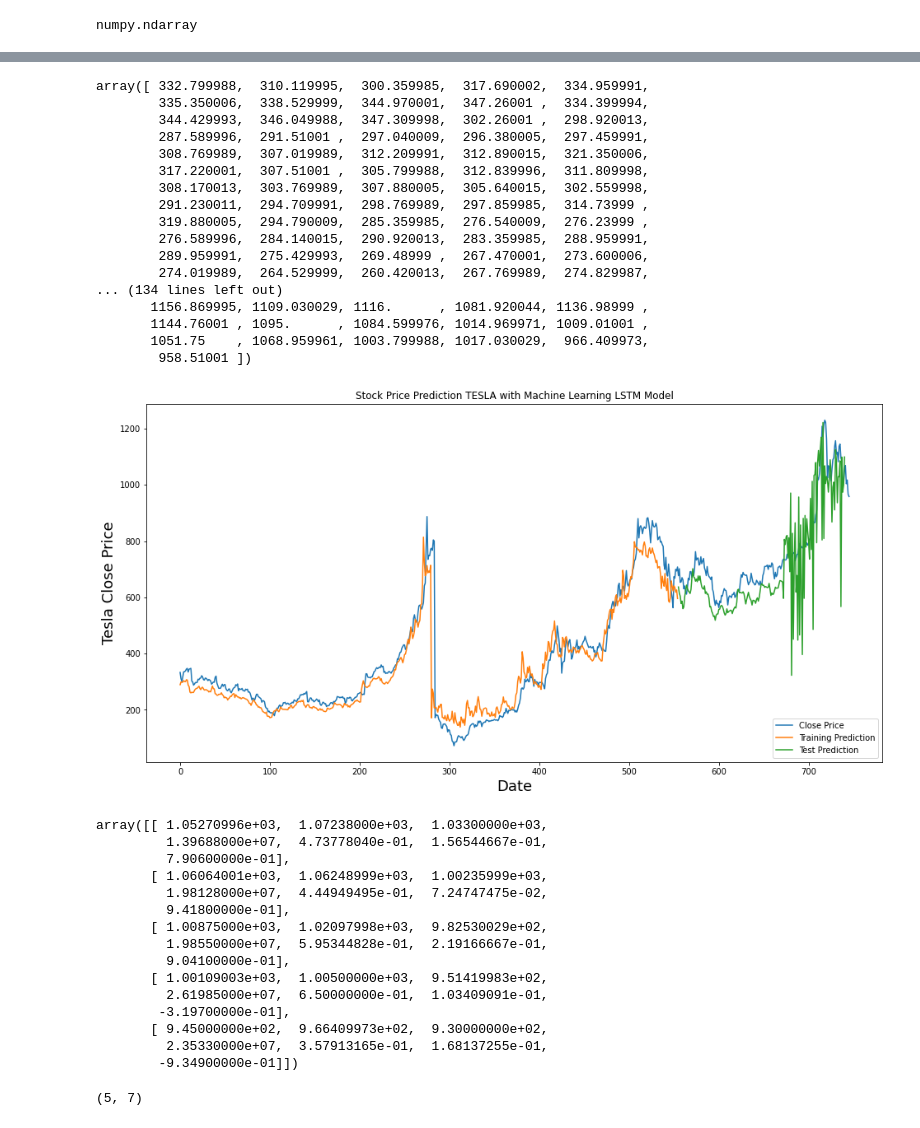
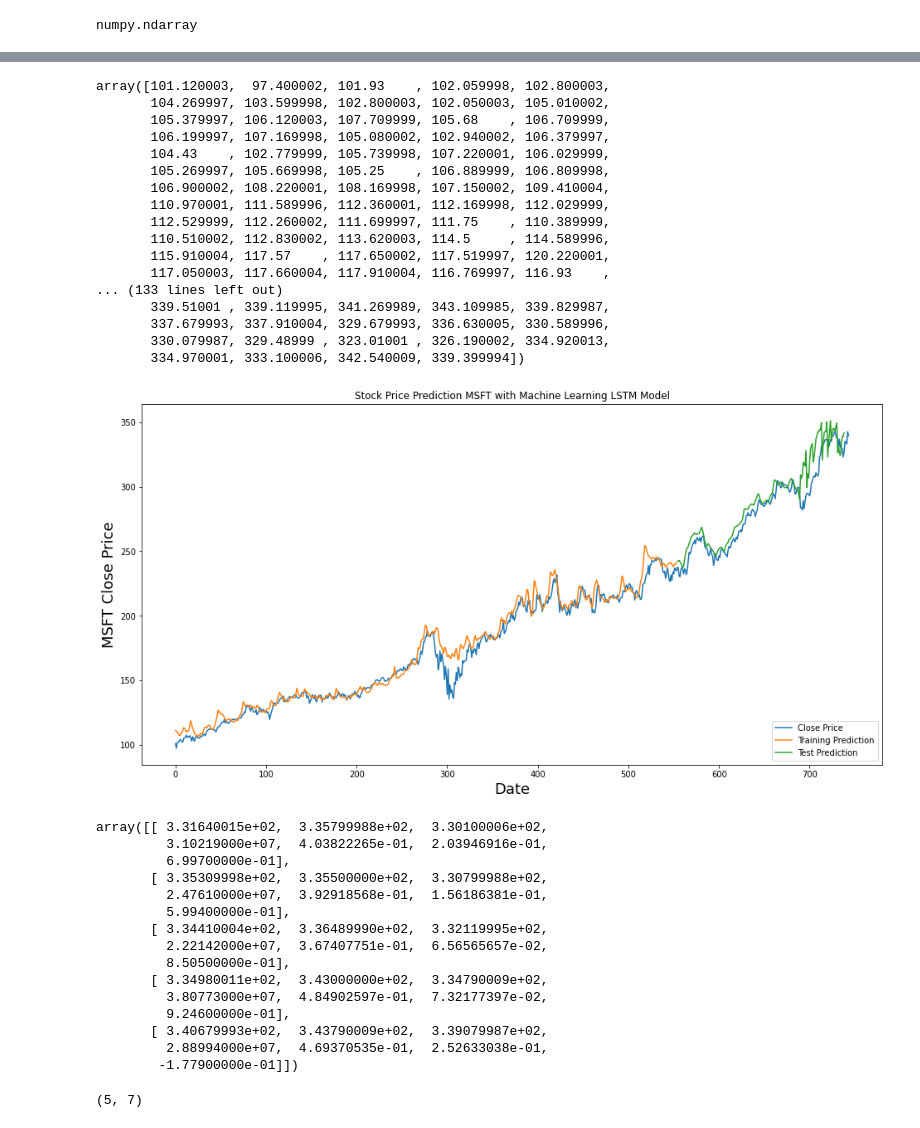
Before and after one commit to 4lbatr0s/stock-prediction-with-sentimental-analysis, a Jupyter notebook: model.ipynb, the cells around one changed output, grey strips where cells are left out. Cells and saved outputs as stored; diff of their text form; code cells hidden in the pictures.

```diff
--- a/model.ipynb
+++ b/model.ipynb
@@ -13,3 +15,8 @@ merged_data = pd.read_excel("final_data.xlsx")
+# %%
+Ticker = 'MSFT'
+# %%
+# merged_data = pd.read_excel("DB_tesla.xlsx")
+merged_data = pd.read_excel("DB_{0}.xlsx".format(Ticker))
 # %%
 keep_columns=['Open','High','Low','Volume','Subjectivity','Polarity','Compound']
 # %%
@@ -195,6 +208,6 @@ type(all_input_values_train)
 # %% [output]
 numpy.ndarray
 # %%
-model.fit(all_input_values_train, all_close_values_train, epochs=15,batch_size=16,verbose=1)
+model.fit(all_input_values_train, all_close_values_train, epochs=25,batch_size=16,verbose=1)
 # %% [output]
 Epoch 1/25
@@ -336,56 +349,56 @@ array([ 335.350006,  338.529999,  344.970001,  347.26001 ,  334.399994,
 # %%
 all_close_values
 # %% [output]
-array([ 332.799988,  310.119995,  300.359985,  317.690002,  334.959991,
-        335.350006,  338.529999,  344.970001,  347.26001 ,  334.399994,
-        344.429993,  346.049988,  347.309998,  302.26001 ,  298.920013,
-        287.589996,  291.51001 ,  297.040009,  296.380005,  297.459991,
-        308.769989,  307.019989,  312.209991,  312.890015,  321.350006,
-        317.220001,  307.51001 ,  305.799988,  312.839996,  311.809998,
-        308.170013,  303.769989,  307.880005,  305.640015,  302.559998,
-        291.230011,  294.709991,  298.769989,  297.859985,  314.73999 ,
-        319.880005,  294.790009,  285.359985,  276.540009,  276.23999 ,
-        276.589996,  284.140015,  290.920013,  283.359985,  288.959991,
-        289.959991,  275.429993,  269.48999 ,  267.470001,  273.600006,
-        274.019989,  264.529999,  260.420013,  267.769989,  274.829987,
-... (134 lines left out)
-       1156.869995, 1109.030029, 1116.      , 1081.920044, 1136.98999 ,
-       1144.76001 , 1095.      , 1084.599976, 1014.969971, 1009.01001 ,
-       1051.75    , 1068.959961, 1003.799988, 1017.030029,  966.409973,
-        958.51001 ])
+array([101.120003,  97.400002, 101.93    , 102.059998, 102.800003,
+       104.269997, 103.599998, 102.800003, 102.050003, 105.010002,
+       105.379997, 106.120003, 107.709999, 105.68    , 106.709999,
+       106.199997, 107.169998, 105.080002, 102.940002, 106.379997,
+       104.43    , 102.779999, 105.739998, 107.220001, 106.029999,
+       105.269997, 105.669998, 105.25    , 106.889999, 106.809998,
+       106.900002, 108.220001, 108.169998, 107.150002, 109.410004,
+       110.970001, 111.589996, 112.360001, 112.169998, 112.029999,
+       112.529999, 112.260002, 111.699997, 111.75    , 110.389999,
+       110.510002, 112.830002, 113.620003, 114.5     , 114.589996,
+       115.910004, 117.57    , 117.650002, 117.519997, 120.220001,
+       117.050003, 117.660004, 117.910004, 116.769997, 116.93    ,
+... (133 lines left out)
+       339.51001 , 339.119995, 341.269989, 343.109985, 339.829987,
+       337.679993, 337.910004, 329.679993, 336.630005, 330.589996,
+       330.079987, 329.48999 , 323.01001 , 326.190002, 334.920013,
+       334.970001, 333.100006, 342.540009, 339.399994])
 # %%
 #look_back = 7
 plt.figure(figsize=(16,8))
-plt.title('Stock Price Prediction TESLA with Machine Learning LSTM Model')
+plt.title('Stock Price Prediction {0} with Machine Learning LSTM Model'.format(Ticker))
 plt.xlabel('Date', fontsize=18)
-plt.ylabel('Tesla Close Price', fontsize=18)
+plt.ylabel('{0} Close Price'.format(Ticker), fontsize=18)
 plt.plot(all_close_values)
 plt.plot(train_predict)
 plt.plot(np.arange(len(test_predict)) + len(all_close_values_train), test_predict)
 plt.legend(['Close Price', 'Training Prediction', 'Test Prediction'], loc='lower right')
 plt.show()
 # %% [output]
-[figure, old version]
+[figure, new version]
 # %%
 last_count_days = all_input_values[len(all_input_values)-count_day:]
 # %%
 last_count_days
 # %% [output]
-array([[ 1.05270996e+03,  1.07238000e+03,  1.03300000e+03,
-         1.39688000e+07,  4.73778040e-01,  1.56544667e-01,
-         7.90600000e-01],
-       [ 1.06064001e+03,  1.06248999e+03,  1.00235999e+03,
-         1.98128000e+07,  4.44949495e-01,  7.24747475e-02,
-         9.41800000e-01],
-       [ 1.00875000e+03,  1.02097998e+03,  9.82530029e+02,
-         1.98550000e+07,  5.95344828e-01,  2.19166667e-01,
-         9.04100000e-01],
-       [ 1.00109003e+03,  1.00500000e+03,  9.51419983e+02,
-         2.61985000e+07,  6.50000000e-01,  1.03409091e-01,
-        -3.19700000e-01],
-       [ 9.45000000e+02,  9.66409973e+02,  9.30000000e+02,
-         2.35330000e+07,  3.57913165e-01,  1.68137255e-01,
-        -9.34900000e-01]])
+array([[ 3.31640015e+02,  3.35799988e+02,  3.30100006e+02,
+         3.10219000e+07,  4.03822265e-01,  2.03946916e-01,
+         6.99700000e-01],
+       [ 3.35309998e+02,  3.35500000e+02,  3.30799988e+02,
+         2.47610000e+07,  3.92918568e-01,  1.56186381e-01,
+         5.99400000e-01],
+       [ 3.34410004e+02,  3.36489990e+02,  3.32119995e+02,
+         2.22142000e+07,  3.67407751e-01,  6.56565657e-02,
+         8.50500000e-01],
+       [ 3.34980011e+02,  3.43000000e+02,  3.34790009e+02,
+         3.80773000e+07,  4.84902597e-01,  7.32177397e-02,
+         9.24600000e-01],
+       [ 3.40679993e+02,  3.43790009e+02,  3.39079987e+02,
+         2.88994000e+07,  4.69370535e-01,  2.52633038e-01,
+        -1.77900000e-01]])
 # %%
 last_count_days.shape
 # %% [output]
```
Also changed, not shown: parts of 37 cells of this notebook, 5 other files.
